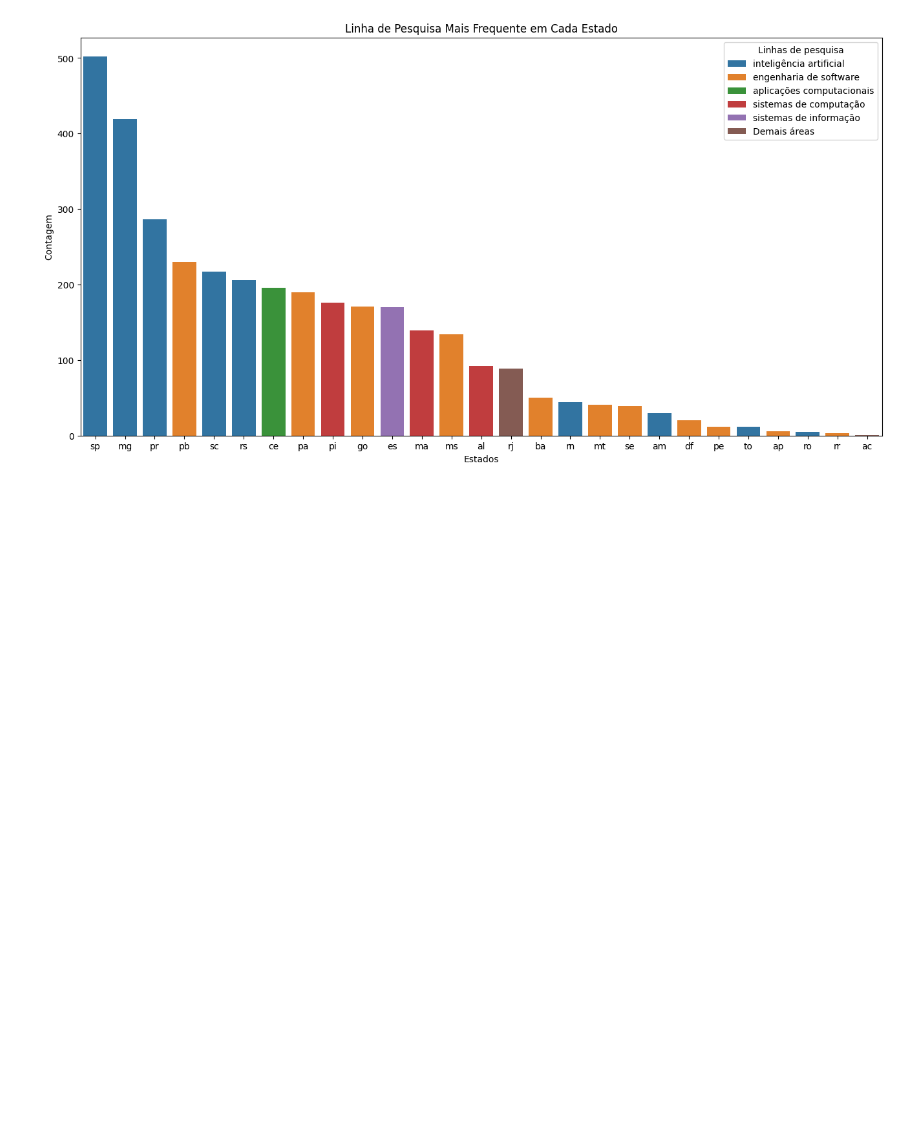
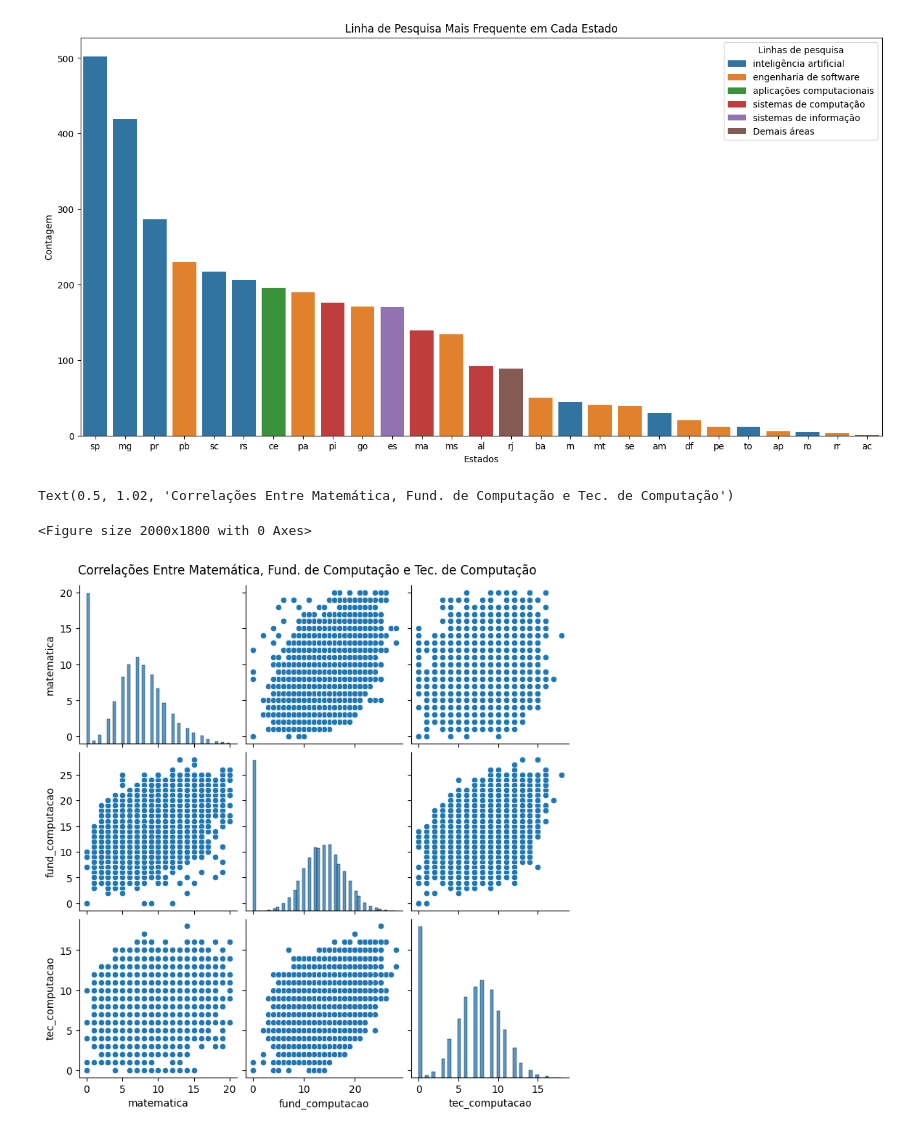
Before and after one commit to koheiseko/poscomp-classification, a Jupyter notebook: notebooks/01_selection.ipynb, the cells around one changed output. Cells and saved outputs as stored; diff of their text form; code cells hidden in the pictures; blank space fills up the shorter version.

```diff
--- a/notebooks/01_selection.ipynb
+++ b/notebooks/01_selection.ipynb
@@ -232,3 +221,13 @@ sns.barplot(contagem_por_estado_viz, x='Estados', y='Contagem', hue='Linhas de p
 # %% [output]
 <Axes: title={'center': 'Linha de Pesquisa Mais Frequente em Cada Estado'}, xlabel='Estados', ylabel='Contagem'>
 [figure]
+# %%
+plt.figure(figsize=(20, 18))
+
+g = sns.pairplot(data=poscomp, vars=['matematica', 'fund_computacao', 'tec_computacao'])
+
+g.figure.suptitle('Correlações Entre Matemática, Fund. de Computação e Tec. de Computação', y=1.02)
+# %% [output]
+Text(0.5, 1.02, 'Correlações Entre Matemática, Fund. de Computação e Tec. de Computação')
+<Figure size 2000x1800 with 0 Axes>
+[figure, added]
```
Also changed, not shown: parts of 9 cells of this notebook, 5 other files.
